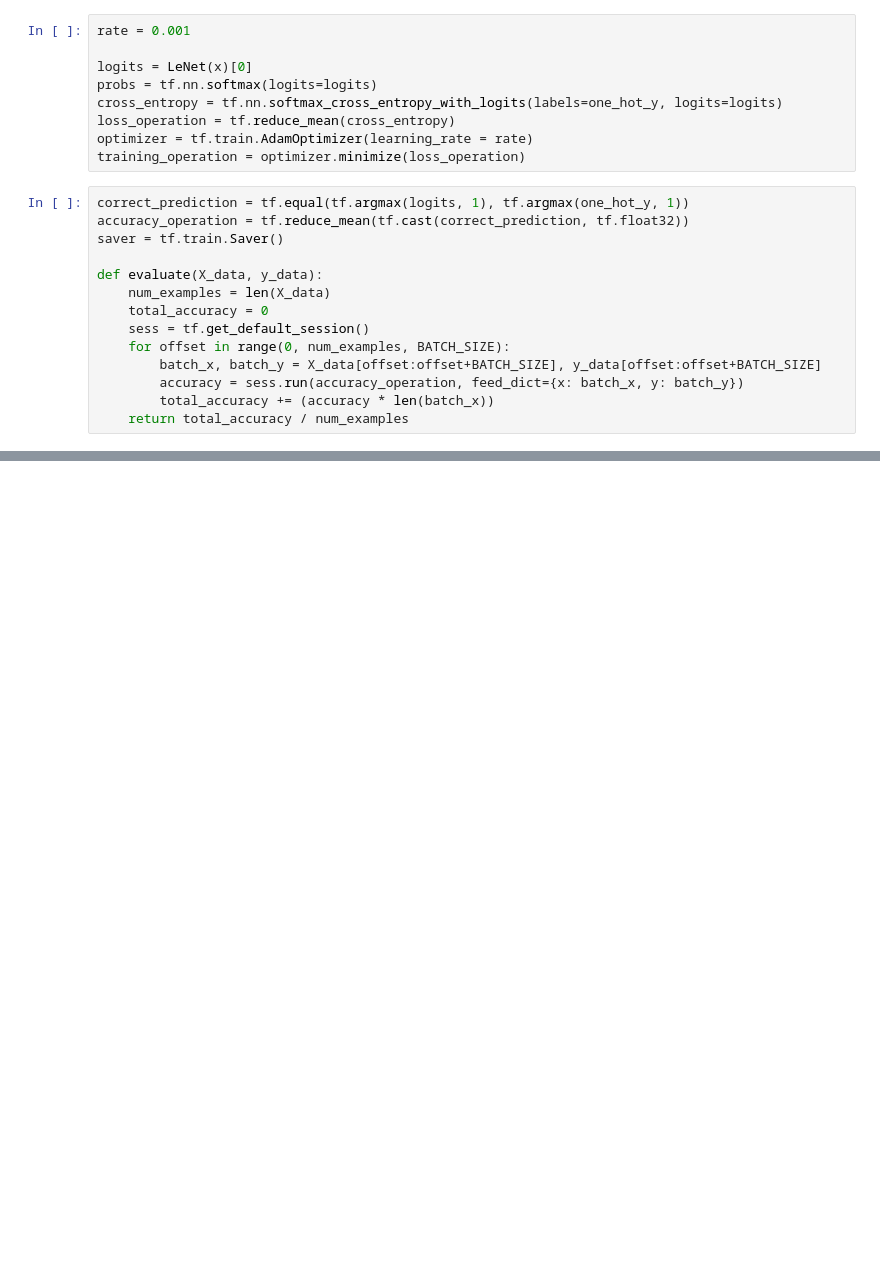
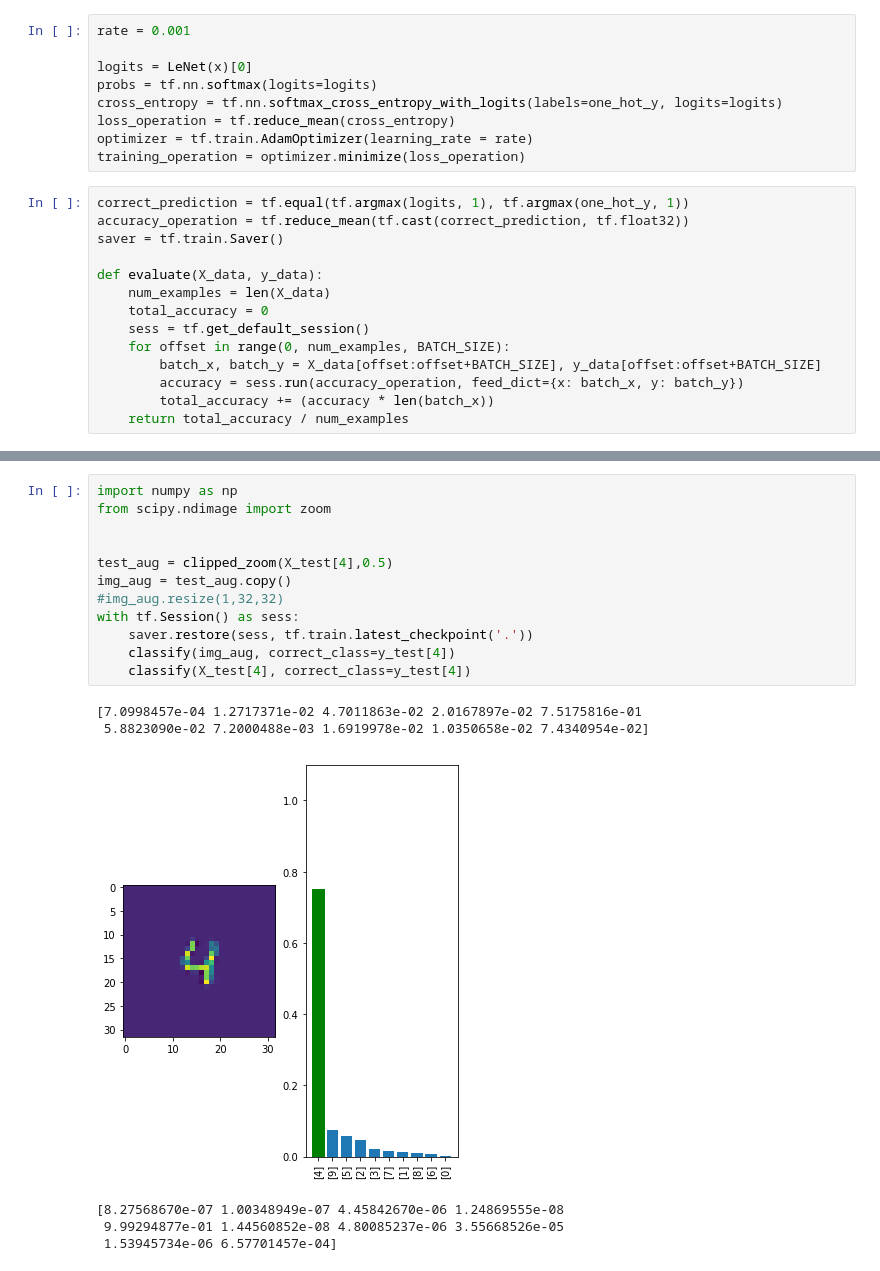
Before and after one commit to GuangyuNie/Vision-Challenge-test-code, a Jupyter notebook: LeNet 2.ipynb, the cells around one changed output, grey strips where cells are left out. Saved outputs shown, nothing was run; the diff lists cells and outputs as text; blank space fills up the shorter version.

```diff
--- a/LeNet 2.ipynb
+++ b/LeNet 2.ipynb
@@ -289,0 +305,19 @@ ImportError: dlopen(/Users/JeremyNie/anaconda3/envs/attack/lib/python2.7/site-pa
+# %%
+import numpy as np
+from scipy.ndimage import zoom
+
+
+test_aug = clipped_zoom(X_test[4],0.5)
+img_aug = test_aug.copy()
+#img_aug.resize(1,32,32)
+with tf.Session() as sess:
+    saver.restore(sess, tf.train.latest_checkpoint('.'))
+    classify(img_aug, correct_class=y_test[4])
+    classify(X_test[4], correct_class=y_test[4])
+# %% [output]
+[7.0998457e-04 1.2717371e-02 4.7011863e-02 2.0167897e-02 7.5175816e-01
+ 5.8823090e-02 7.2000488e-03 1.6919978e-02 1.0350658e-02 7.4340954e-02]
+[figure, added]
+[8.27568670e-07 1.00348949e-07 4.45842670e-06 1.24869555e-08
+ 9.99294877e-01 1.44560852e-08 4.80085237e-06 3.55668526e-05
+ 1.53945734e-06 6.57701457e-04]
```
Also changed, not shown: parts of 13 cells of this notebook.
